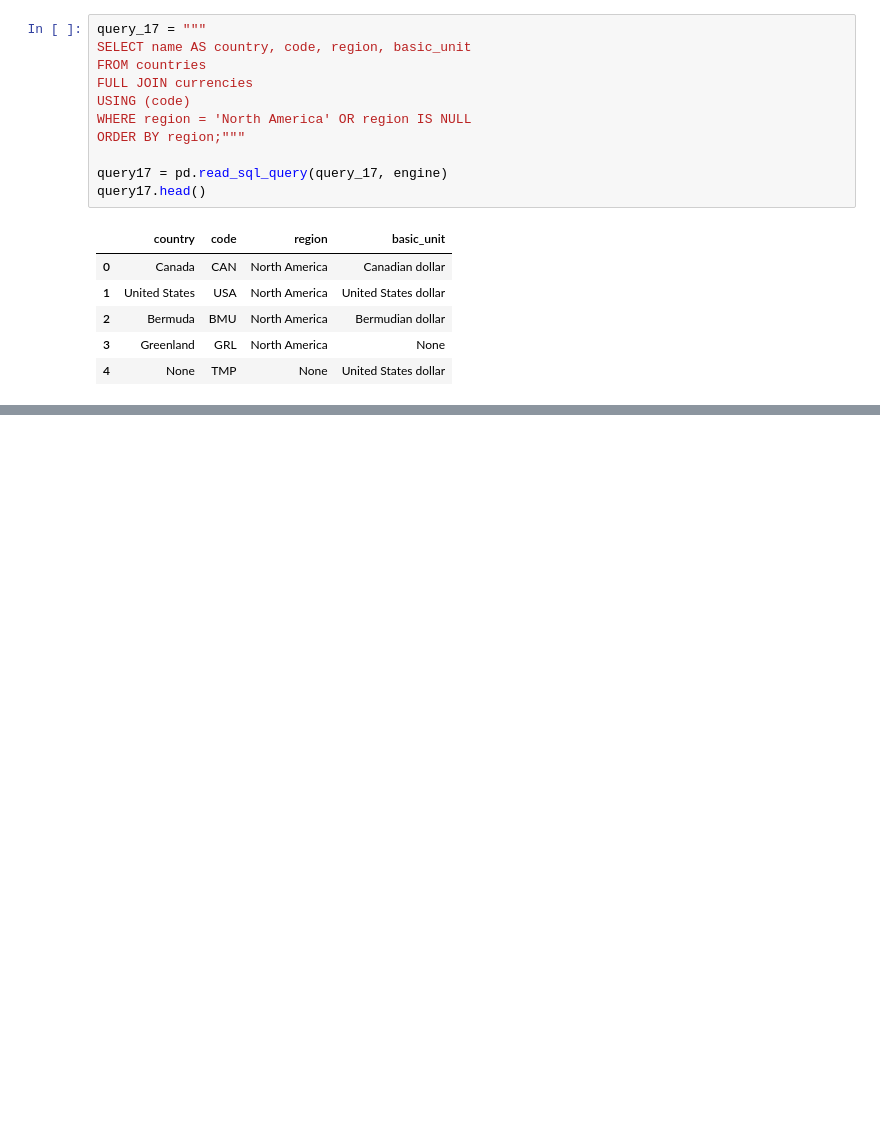
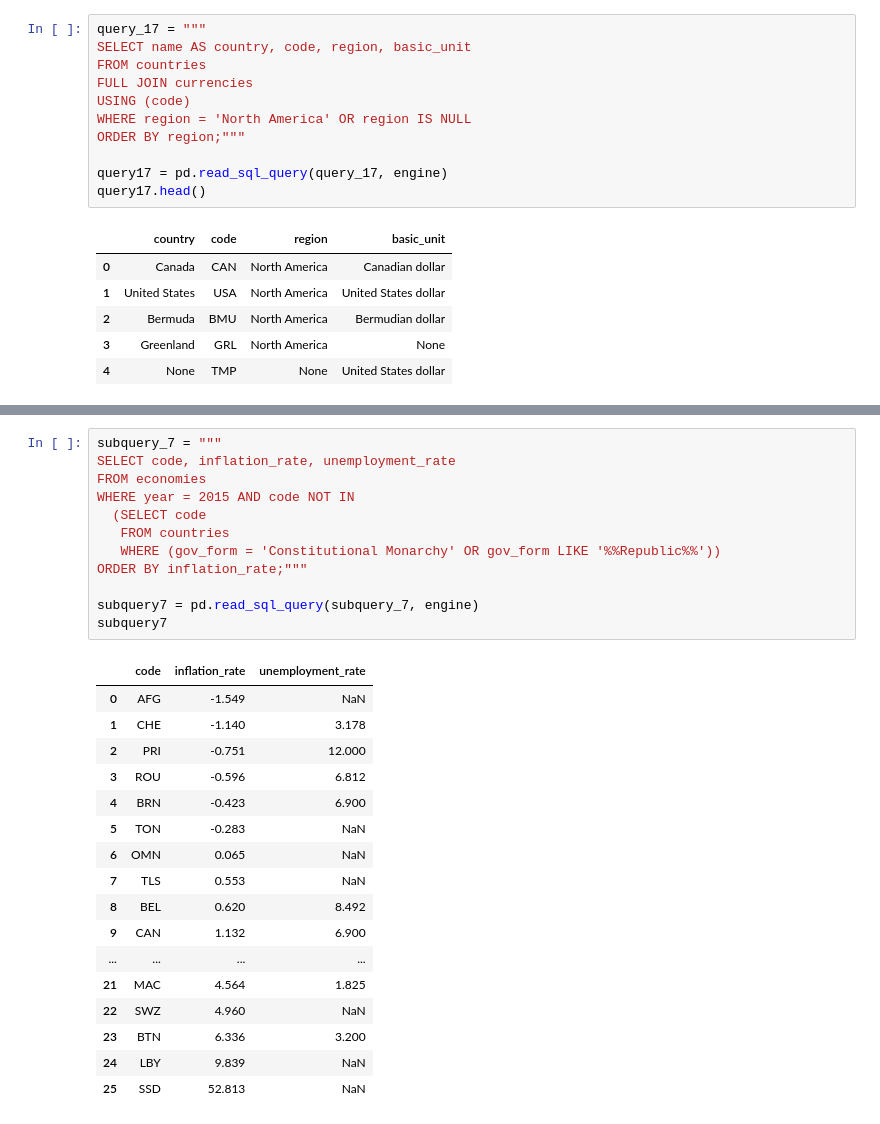
Before and after one commit to cschellenberger/Data-Science-Learning, a Jupyter notebook: SQL for Data Science.ipynb, the cells around one changed output, grey strips where cells are left out. Drawn from its saved outputs; the diff is of its cells as text; blank space fills up the shorter version.

```diff
--- a/SQL for Data Science.ipynb
+++ b/SQL for Data Science.ipynb
@@ -450,0 +938,30 @@ TypeError: 'dict' object does not support indexing
+# %%
+subquery_7 = """
+SELECT code, inflation_rate, unemployment_rate
+FROM economies
+WHERE year = 2015 AND code NOT IN
+  (SELECT code
+   FROM countries
+   WHERE (gov_form = 'Constitutional Monarchy' OR gov_form LIKE '%%Republic%%'))
+ORDER BY inflation_rate;"""
+
+subquery7 = pd.read_sql_query(subquery_7, engine)
+subquery7
+# %% [output]
+|  | code | inflation_rate | unemployment_rate |
+| 0 | AFG | -1.549 | NaN |
+| 1 | CHE | -1.140 | 3.178 |
+| 2 | PRI | -0.751 | 12.000 |
+| 3 | ROU | -0.596 | 6.812 |
+| 4 | BRN | -0.423 | 6.900 |
+| 5 | TON | -0.283 | NaN |
+| 6 | OMN | 0.065 | NaN |
+| 7 | TLS | 0.553 | NaN |
+| 8 | BEL | 0.620 | 8.492 |
+| 9 | CAN | 1.132 | 6.900 |
+| ... | ... | ... | ... |
+| 21 | MAC | 4.564 | 1.825 |
+| 22 | SWZ | 4.960 | NaN |
+| 23 | BTN | 6.336 | 3.200 |
+| 24 | LBY | 9.839 | NaN |
+| 25 | SSD | 52.813 | NaN |
```
Also changed, not shown: parts of 38 cells of this notebook.
